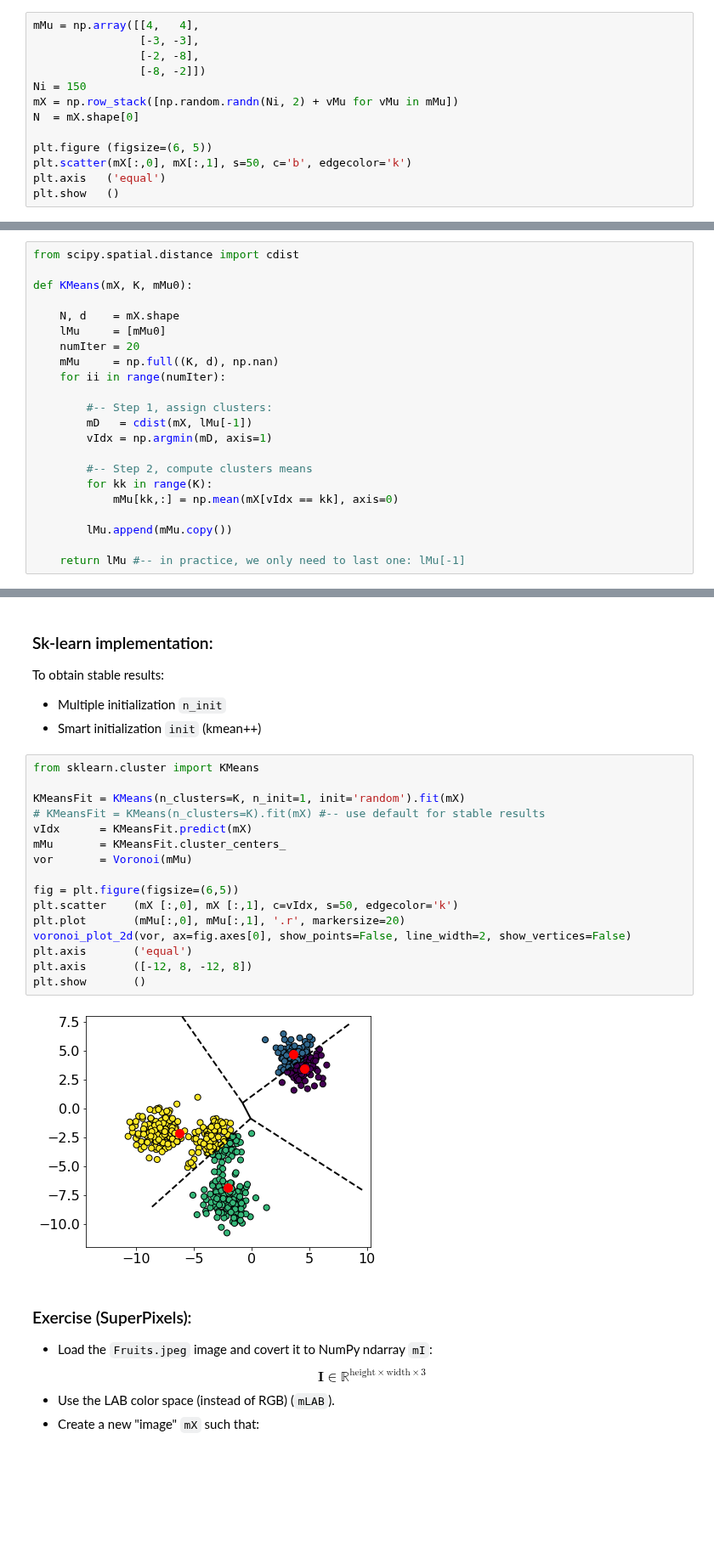
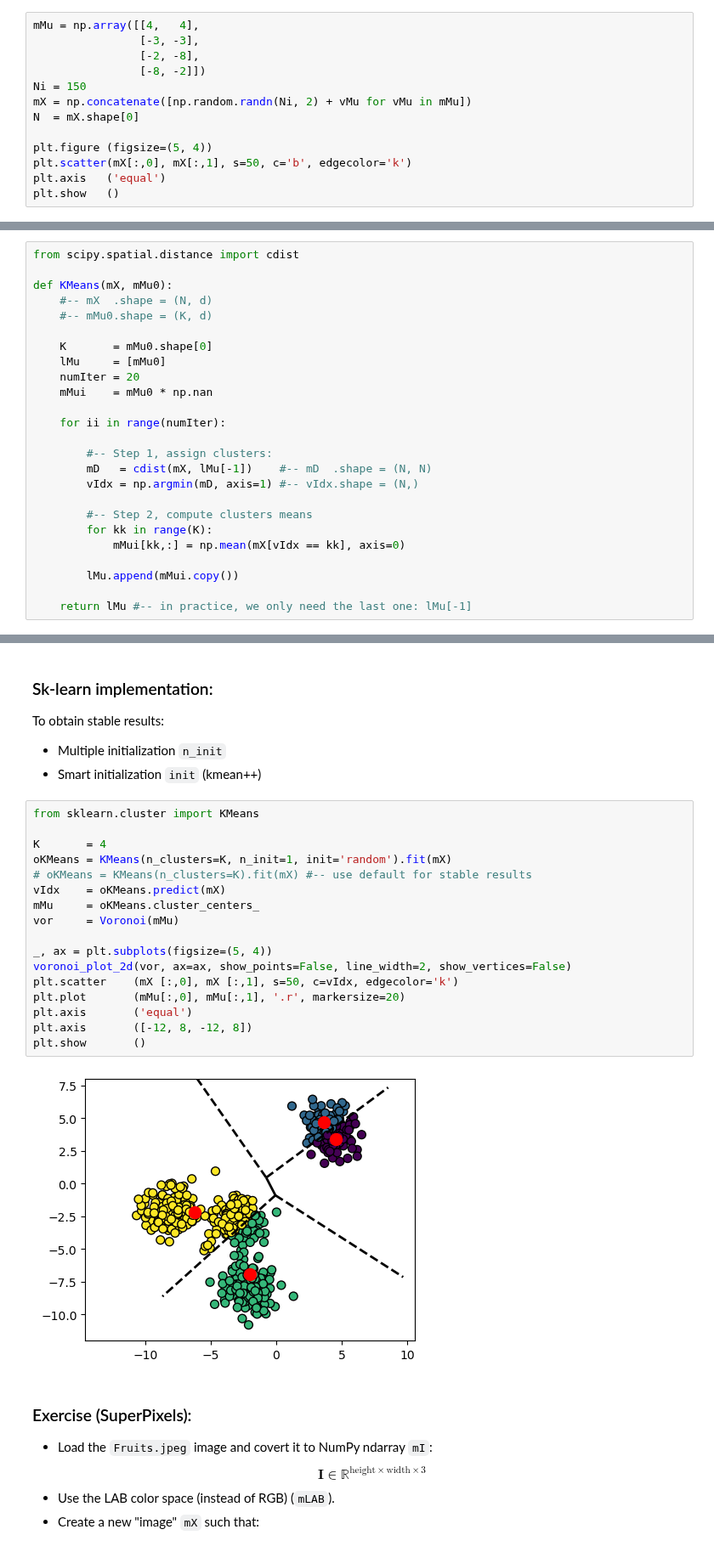
Before and after one commit to FixelAlgorithmsTeam/FixelCourses, a Jupyter notebook: MachineLearningMethod/16_ParametricClustering/MainKMeans.ipynb, the cells around one changed output, grey strips where cells are left out. Shown at 85% size. Saved outputs shown, nothing was run; the diff lists cells and outputs as text; blank space fills up the shorter version.

```diff
--- a/MachineLearningMethod/16_ParametricClustering/MainKMeans.ipynb
+++ b/MachineLearningMethod/16_ParametricClustering/MainKMeans.ipynb
@@ -22,10 +19,10 @@ mMu = np.array([[4,   4],
                 [-2, -8],
                 [-8, -2]])
 Ni = 150
-mX = np.row_stack([np.random.randn(Ni, 2) + vMu for vMu in mMu])
+mX = np.concatenate([np.random.randn(Ni, 2) + vMu for vMu in mMu])
 N  = mX.shape[0]
 
-plt.figure (figsize=(6, 5))
+plt.figure (figsize=(5, 4))
 plt.scatter(mX[:,0], mX[:,1], s=50, c='b', edgecolor='k')
 plt.axis   ('equal')
 plt.show   ()
@@ -49,25 +46,28 @@ $$\implies\boldsymbol{\mu}_{k}=\frac{1}{\left|\mathcal{D}_{k}\right|}\sum_{\bold
 # %%
 from scipy.spatial.distance import cdist
 
-def KMeans(mX, K, mMu0):
+def KMeans(mX, mMu0):
+    #-- mX  .shape = (N, d)
+    #-- mMu0.shape = (K, d)
 
-    N, d    = mX.shape
+    K       = mMu0.shape[0]
     lMu     = [mMu0]
     numIter = 20
-    mMu     = np.full((K, d), np.nan)
+    mMui    = mMu0 * np.nan
+
     for ii in range(numIter):
 
         #-- Step 1, assign clusters:
-        mD   = cdist(mX, lMu[-1])
-        vIdx = np.argmin(mD, axis=1)
+        mD   = cdist(mX, lMu[-1])    #-- mD  .shape = (N, N)
+        vIdx = np.argmin(mD, axis=1) #-- vIdx.shape = (N,)
 
         #-- Step 2, compute clusters means
         for kk in range(K):
-            mMu[kk,:] = np.mean(mX[vIdx == kk], axis=0)
+            mMui[kk,:] = np.mean(mX[vIdx == kk], axis=0)
 
-        lMu.append(mMu.copy())
+        lMu.append(mMui.copy())
 
-    return lMu #-- in practice, we only need to last one: lMu[-1]
+    return lMu #-- in practice, we only need the last one: lMu[-1]
 # %% [markdown]
 ### Apply the algorithm:
 # %%
@@ -123,21 +121,22 @@ To obtain stable results:
 # %%
 from sklearn.cluster import KMeans
 
-KMeansFit = KMeans(n_clusters=K, n_init=1, init='random').fit(mX)
-# KMeansFit = KMeans(n_clusters=K).fit(mX) #-- use default for stable results
-vIdx      = KMeansFit.predict(mX)
-mMu       = KMeansFit.cluster_centers_
-vor       = Voronoi(mMu)
+K       = 4
+oKMeans = KMeans(n_clusters=K, n_init=1, init='random').fit(mX)
+# oKMeans = KMeans(n_clusters=K).fit(mX) #-- use default for stable results
+vIdx    = oKMeans.predict(mX)
+mMu     = oKMeans.cluster_centers_
+vor     = Voronoi(mMu)
 
-fig = plt.figure(figsize=(6,5))
-plt.scatter    (mX [:,0], mX [:,1], c=vIdx, s=50, edgecolor='k')
+_, ax = plt.subplots(figsize=(5, 4))
+voronoi_plot_2d(vor, ax=ax, show_points=False, line_width=2, show_vertices=False)
+plt.scatter    (mX [:,0], mX [:,1], s=50, c=vIdx, edgecolor='k')
 plt.plot       (mMu[:,0], mMu[:,1], '.r', markersize=20)
-voronoi_plot_2d(vor, ax=fig.axes[0], show_points=False, line_width=2, show_vertices=False)
 plt.axis       ('equal')
 plt.axis       ([-12, 8, -12, 8])
 plt.show       ()
 # %% [output]
-[figure, old version]
+[figure, new version]
 # %% [markdown]
 ### Exercise (SuperPixels):
 * Load the `Fruits.jpeg` image and covert it to NumPy ndarray `mI`:
```
Also changed, not shown: parts of 13 cells of this notebook, 8 other files.
